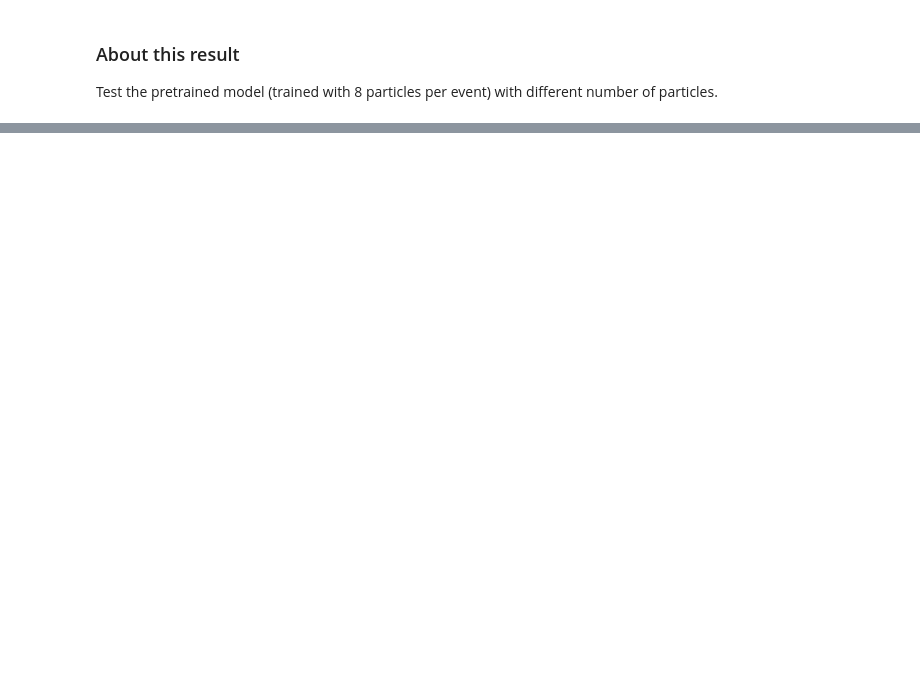
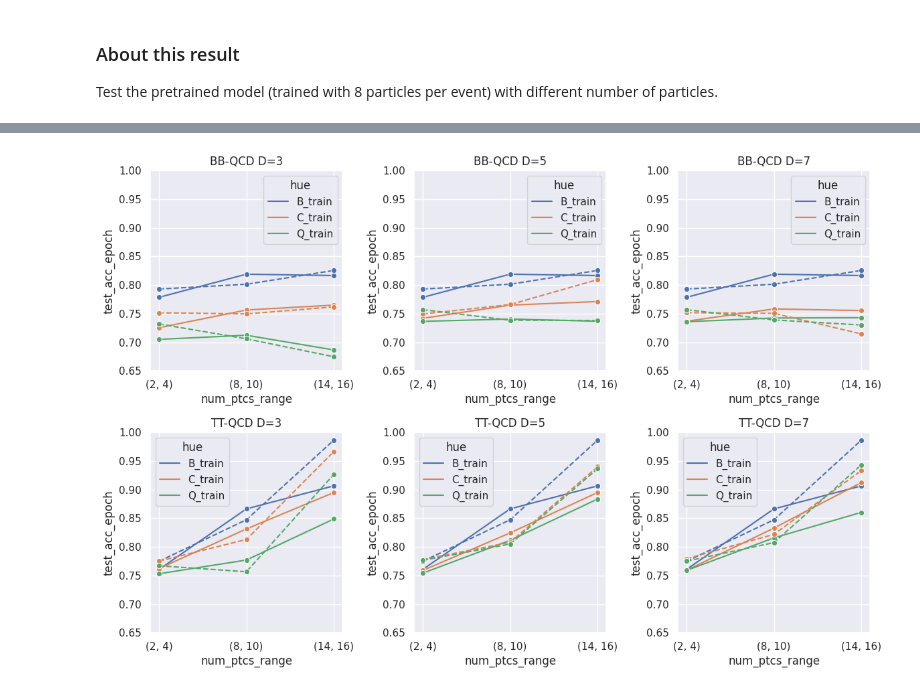
Before and after one commit to maplexgitx0302/QML-QCGNN, a Jupyter notebook: result_diff_ptcs.ipynb, the cells around one changed output, grey strips where cells are left out. Drawn from its saved outputs; the diff is of its cells as text; code cells hidden in the pictures; blank space fills up the shorter version.

Commit message:
20240124 Train with variable size of particles

```diff
--- a/result_diff_ptcs.ipynb
+++ b/result_diff_ptcs.ipynb
@@ -12,12 +12,12 @@ import g_main
 sns.set_theme()
 # %%
 # Range of different number of particles.
-diff_ptcs_range = range(2, 16 + 1)
+diff_ptcs_range = [(2, 4), (8, 10), (14, 16)]
 
 # The csv files that stored the prediction information.
 pred_dir = f"{g_main.json_config['predictions_dir']}/ideal_model"
 num_bin_data = 500 # Number of data in a bin.
-num_rnd_seed = 3 # Number of random seeds that has been predicted.
+num_rnd_seed = 1 # Number of random seeds that has been predicted.
 csv_best = f"{pred_dir}/best_classical-{num_bin_data}_{num_rnd_seed - 1}.csv"
 csv_classical = f"{pred_dir}/classical-{num_bin_data}_{num_rnd_seed - 1}.csv"
 csv_quantum = f"{pred_dir}/quantum-{num_bin_data}_{num_rnd_seed - 1}.csv"
@@ -33,15 +33,15 @@ df = df.fillna(0)
 
 # Retain columns we need.
 retain_info = [
-    "model_name", "abbrev", "data_mode", "num_pt_ptcs", "test_acc_epoch",
+    "model_name", "abbrev", "data_mode", "num_ptcs_range", "test_acc_epoch",
     "rnd_seed", "gnn_out", "gnn_hidden", "gnn_layers",
     "gnn_nn_qubits", "gnn_reupload"
 ]
 df = df[retain_info]
 
 # Create new columns for seaborn `hue`.
+df.loc[df["model_name"] == "ClassicalMPGNN", "M"] = "C"  # Classical.
 df.loc[df["gnn_out"].astype(int) == 1024, "M"] = "B"     # Best classical.
-df.loc[df["model_name"] == "ClassicalMPGNN", "M"] = "C"  # Classical.
 df.loc[df["model_name"] == "QuantumRotQCGNN", "M"] = "Q" # Quantum.
 
 # Key "data_mode" in df cooresponds to training or testing data.
@@ -51,41 +66,47 @@ df
 # %%
 # Figure setup.
 abbrev_list = ["BB-QCD", "TT-QCD"]
-dim_list = [3, 6, 9]
+dim_list = [3, 5, 7]
 num_row = len(abbrev_list)
 num_col = len(dim_list)
-width, height = 5 * num_col, 5 * num_row
+width, height = 4 * num_col, 4 * num_row
 fig, ax = plt.subplots(num_row, num_col, figsize=(width, height))
 
 for i, abbrev in enumerate(abbrev_list):
     for j, dim in enumerate(dim_list):
+        ax[i][j].set_title(f"{abbrev} D={dim}")
 
         # Indices with corresponding dimension.
         is_dim = (
             # Best classical and classical with dimension `dim`.
             (df["M"] ==  "B") | (df["gnn_out"].astype(int) == dim) | \
             # Quantum with dimension `dim`.
             (df["gnn_nn_qubits"].astype(int) == dim)
         )
 
+        is_train = is_dim & (df["data_mode"] == "train")
+        is_test = is_dim & (df["data_mode"] == "test")
+
         # Indices with corresponding abbrev (channels of jet discrimination).
         is_abbrev = (df["abbrev"] == abbrev)
 
         # Set y-axis limits.
-        ax[i][j].set_ylim(0.4, 0.9)
+        ax[i][j].set_ylim(0.65, 1.0)
 
-        # Line plot.
+        # Line plot for training data.
         sns.lineplot(
-            data=df[is_dim & is_abbrev], ax=ax[i][j],
-            x="num_pt_ptcs", y="test_acc_epoch", hue="hue",
+            data=df[is_train & is_abbrev], ax=ax[i][j],
+            x="num_ptcs_range", y="test_acc_epoch", hue="hue",
             errorbar="se", marker="o"
         )
 
-        # # Bar plot.
-        # sns.barplot(
-        #     data=df[is_dim & is_abbrev], ax=ax[1][i],
-        #     x="num_pt_ptcs", y="test_acc_epoch", hue="hue",
-        #     errorbar=None
-        # )
+        # Line plot for testing data.
+        sns.lineplot(
+            data=df[is_test & is_abbrev], ax=ax[i][j],
+            x="num_ptcs_range", y="test_acc_epoch", hue="hue",
+            errorbar="se", marker="o", linestyle="--", legend=False
+        )
 
 plt.tight_layout()
+# %% [output]
+[figure, added]
```
Also changed, not shown: parts of 1 cell of this notebook, 9 other files.
